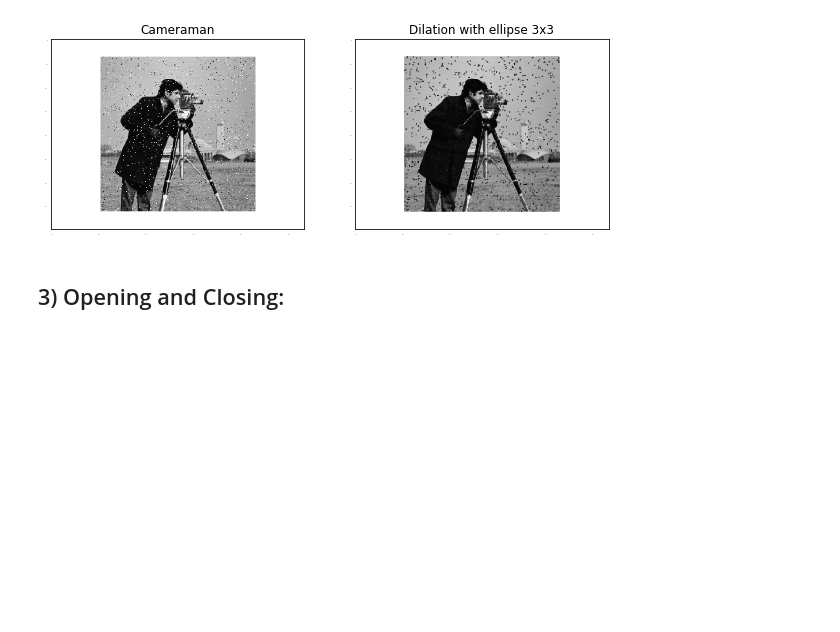
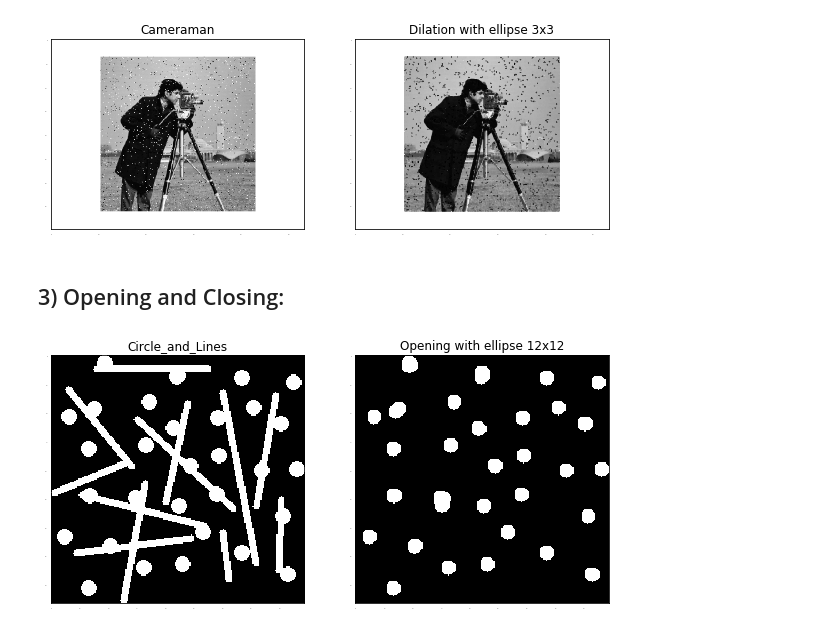
Before and after one commit to mohamedsaberibrahim/morphological-transformation-assignment, a Jupyter notebook: Morphological Transformations.ipynb, the cells around one changed output. Cells and saved outputs as stored; diff of their text form; code cells hidden in the pictures; blank space fills up the shorter version.

```diff
--- a/Morphological Transformations.ipynb
+++ b/Morphological Transformations.ipynb
@@ -99,3 +100,11 @@ plot_side_by_side(cameraman_img, eroded_img_with_ellipse, 'Cameraman', 'Dilation
 [figure]
 # %% [markdown]
 ## 3) Opening and Closing:
+# %%
+circle_and_lines_img = cv.imread("image2_folder/Circle_and_Lines.png", 0)
+# %%
+kernel_ellipse_12x12 = cv.getStructuringElement(cv.MORPH_ELLIPSE, (12, 12))
+circles_img = cv.morphologyEx(circle_and_lines_img, cv.MORPH_OPEN, kernel_ellipse_12x12)
+plot_side_by_side(circle_and_lines_img, circles_img, 'Circle_and_Lines', 'Opening with ellipse 12x12')
+# %% [output]
+[figure, added]
```
Also changed, not shown: parts of 11 cells of this notebook.
